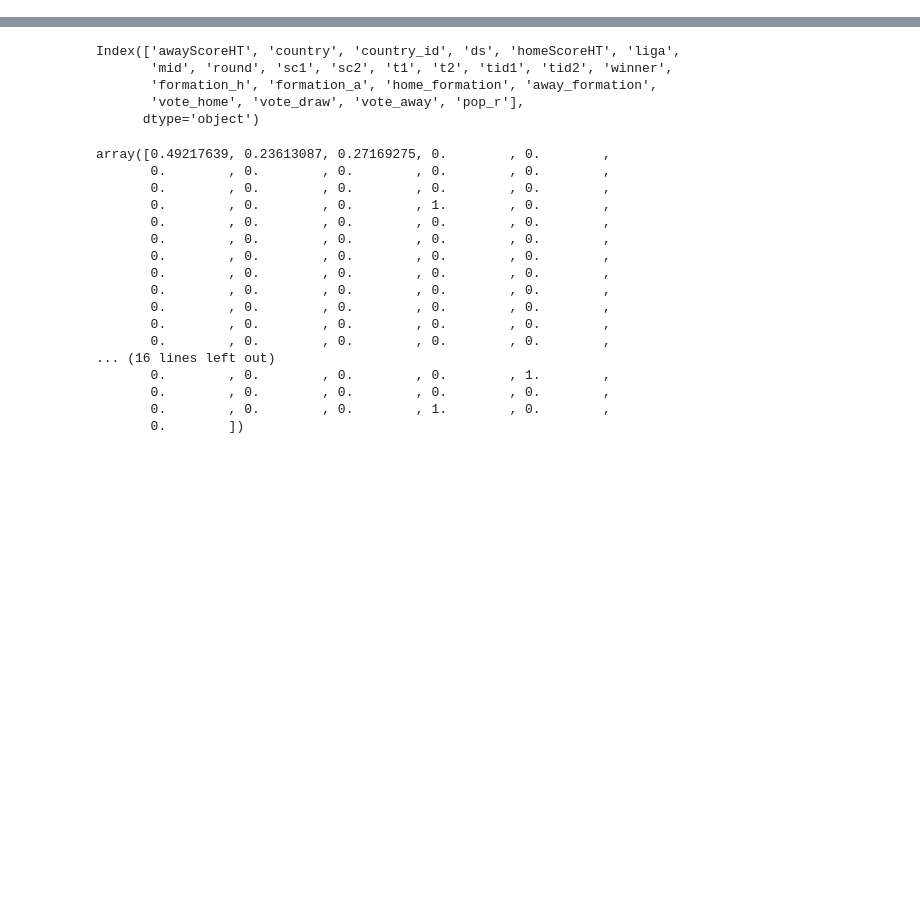
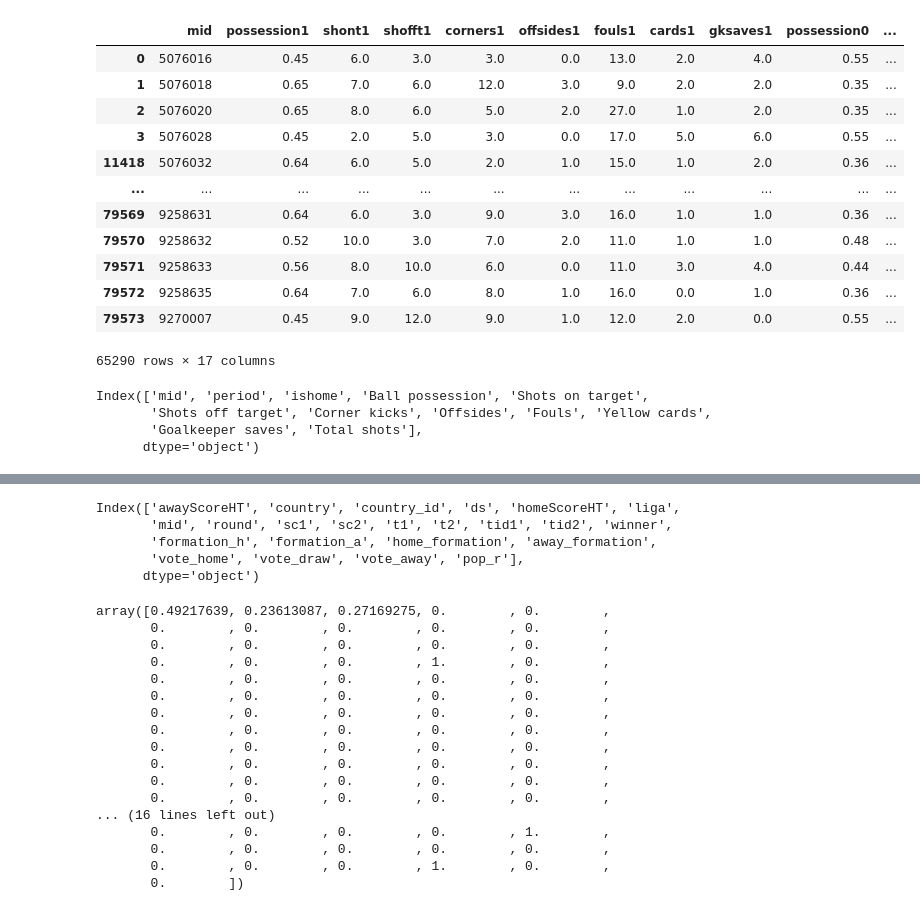
Before and after one commit to hwait/soccer, a Jupyter notebook: sofa.ipynb, the cells around one changed output, grey strips where cells are left out. Cells and saved outputs as stored; diff of their text form; code cells hidden in the pictures; blank space fills up the shorter version.

```diff
--- a/sofa.ipynb
+++ b/sofa.ipynb
@@ -27,0 +107,35 @@ data, labels, info, df=dp.provide_data()
+# %%
+cols_stats=['possession', 'shont', 'shofft', 'corners', 'offsides', 'fouls', 'cards', 'gksaves']
+df1=df[df['ishome']==1].reset_index(drop=True).sort_values(by='mid')
+df1=df1.drop(columns=['period', 'ishome'])
+df1.columns=['mid']+[x+'1' for x in cols_stats]
+df0=df[df['ishome']==0].reset_index(drop=True).sort_values(by='mid')
+df0=df0.drop(columns=['mid','period', 'ishome'])
+df0.columns=[x+'0' for x in cols_stats]
+df=pd.concat([df1,df0], axis=1)
+df=df.dropna()
+df['possession1']=df['possession1'].str[:-1].astype(float)/100
+df['possession0']=df['possession0'].str[:-1].astype(float)/100
+# %%
+df
+# %% [output]
+|  | mid | possession1 | shont1 | shofft1 | corners1 | offsides1 | fouls1 | cards1 | gksaves1 | possession0 | ... |
+| 0 | 5076016 | 0.45 | 6.0 | 3.0 | 3.0 | 0.0 | 13.0 | 2.0 | 4.0 | 0.55 | ... |
+| 1 | 5076018 | 0.65 | 7.0 | 6.0 | 12.0 | 3.0 | 9.0 | 2.0 | 2.0 | 0.35 | ... |
+| 2 | 5076020 | 0.65 | 8.0 | 6.0 | 5.0 | 2.0 | 27.0 | 1.0 | 2.0 | 0.35 | ... |
+| 3 | 5076028 | 0.45 | 2.0 | 5.0 | 3.0 | 0.0 | 17.0 | 5.0 | 6.0 | 0.55 | ... |
+| 11418 | 5076032 | 0.64 | 6.0 | 5.0 | 2.0 | 1.0 | 15.0 | 1.0 | 2.0 | 0.36 | ... |
+| ... | ... | ... | ... | ... | ... | ... | ... | ... | ... | ... | ... |
+| 79569 | 9258631 | 0.64 | 6.0 | 3.0 | 9.0 | 3.0 | 16.0 | 1.0 | 1.0 | 0.36 | ... |
+| 79570 | 9258632 | 0.52 | 10.0 | 3.0 | 7.0 | 2.0 | 11.0 | 1.0 | 1.0 | 0.48 | ... |
+| 79571 | 9258633 | 0.56 | 8.0 | 10.0 | 6.0 | 0.0 | 11.0 | 3.0 | 4.0 | 0.44 | ... |
+| 79572 | 9258635 | 0.64 | 7.0 | 6.0 | 8.0 | 1.0 | 16.0 | 0.0 | 1.0 | 0.36 | ... |
+| 79573 | 9270007 | 0.45 | 9.0 | 12.0 | 9.0 | 1.0 | 12.0 | 2.0 | 0.0 | 0.55 | ... |
+65290 rows × 17 columns
+# %%
+df1.columns
+# %% [output]
+Index(['mid', 'period', 'ishome', 'Ball possession', 'Shots on target',
+       'Shots off target', 'Corner kicks', 'Offsides', 'Fouls', 'Yellow cards',
+       'Goalkeeper saves', 'Total shots'],
+      dtype='object')
```
Also changed, not shown: parts of 15 cells of this notebook, 20 other files.
